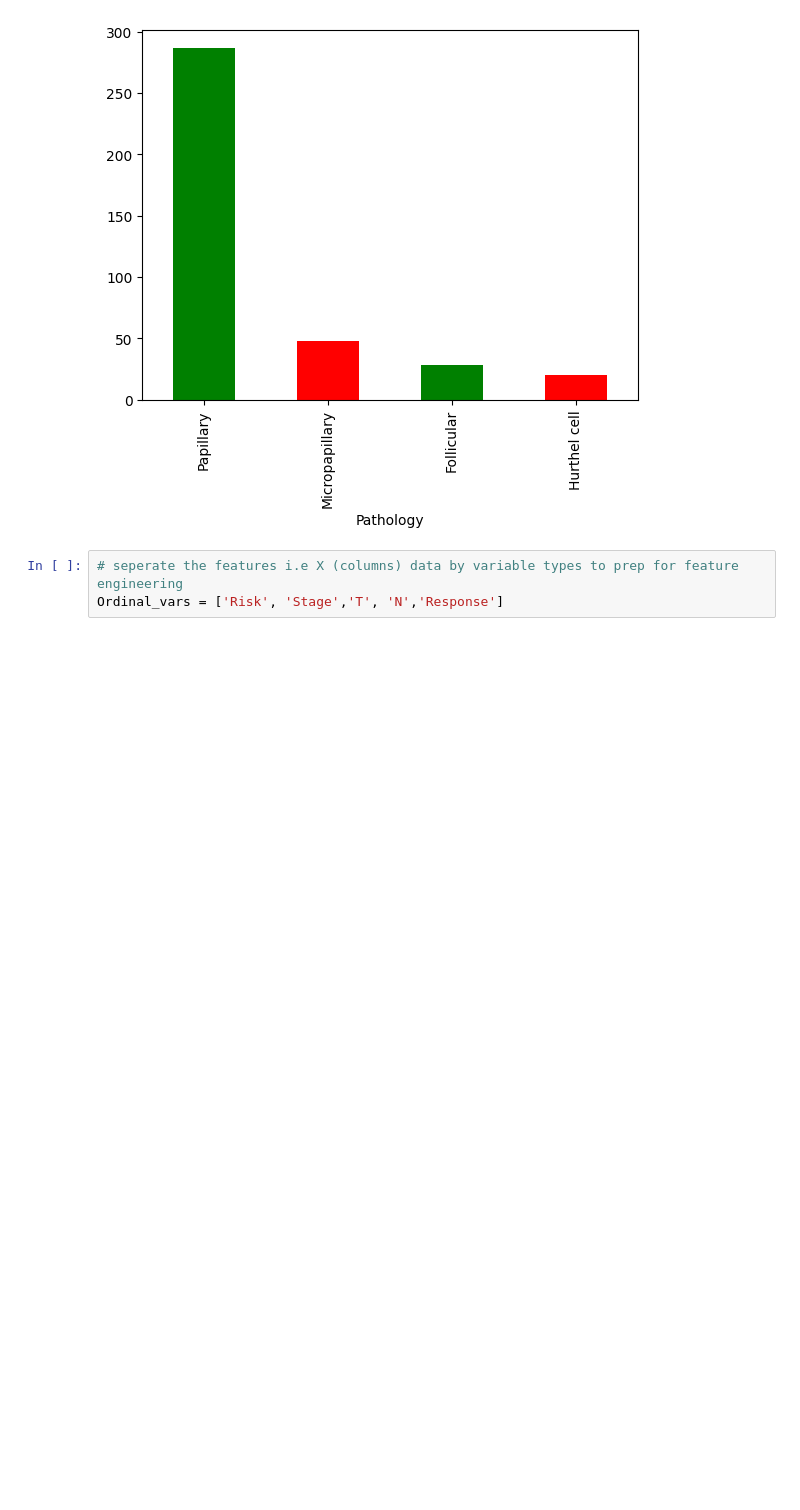
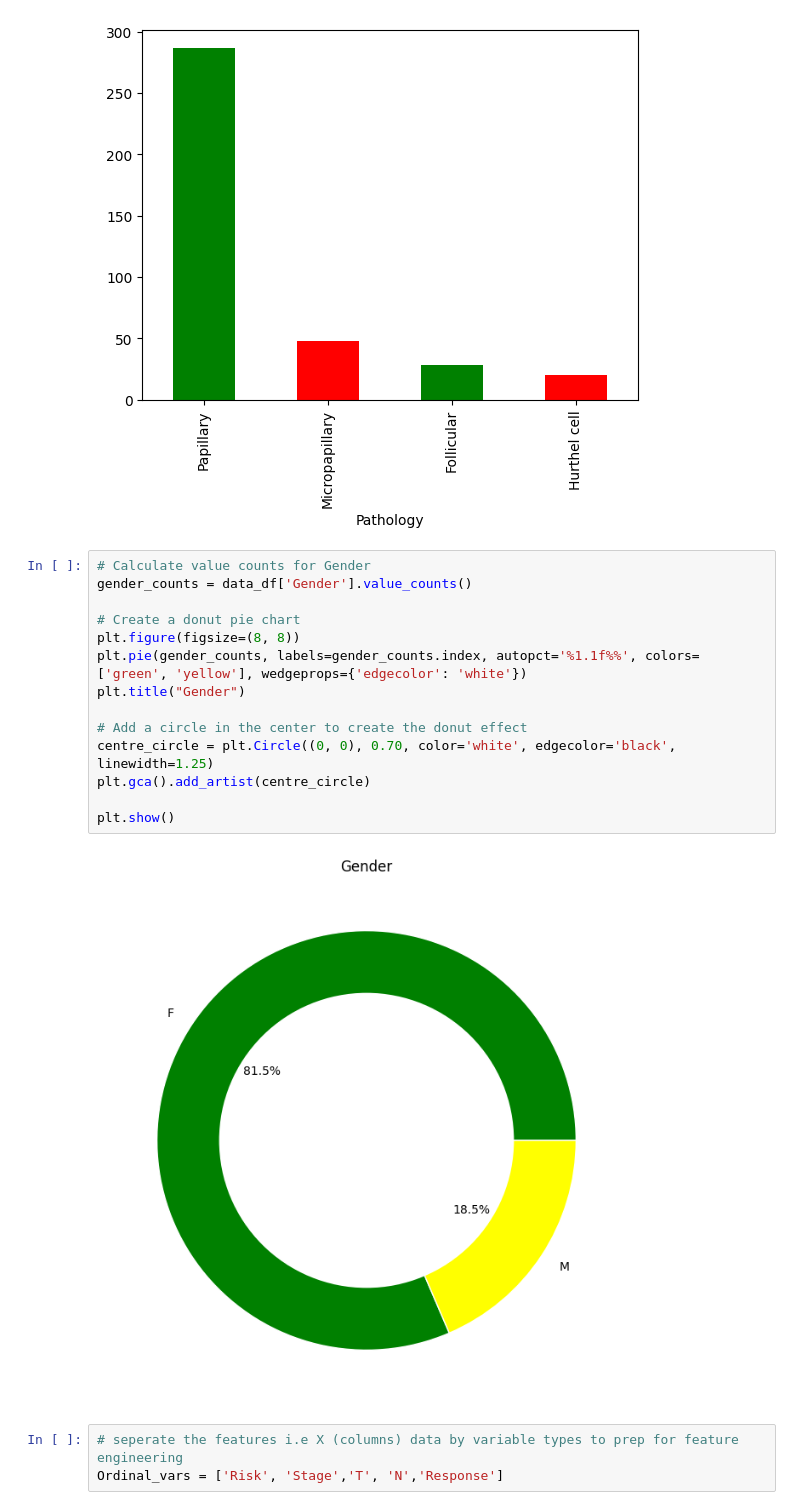
Before and after one commit to YNWA-Algo/T-Cancer-Reoccurrence-Predictor-Model, a Jupyter notebook: TCancer_R_Prediction.ipynb, the cells around one changed output. Drawn from its saved outputs; the diff is of its cells as text; blank space fills up the shorter version.

```diff
--- a/TCancer_R_Prediction.ipynb
+++ b/TCancer_R_Prediction.ipynb
@@ -250,6 +261,22 @@ data_df['Pathology'].value_counts().plot.bar(color=['green', 'red'])
 # %% [output]
 <Axes: xlabel='Pathology'>
 [figure]
+# %%
+# Calculate value counts for Gender
+gender_counts = data_df['Gender'].value_counts()
+
+# Create a donut pie chart
+plt.figure(figsize=(8, 8))
+plt.pie(gender_counts, labels=gender_counts.index, autopct='%1.1f%%', colors=['green', 'yellow'], wedgeprops={'edgecolor': 'white'})
+plt.title("Gender")
+
+# Add a circle in the center to create the donut effect
+centre_circle = plt.Circle((0, 0), 0.70, color='white', edgecolor='black', linewidth=1.25)
+plt.gca().add_artist(centre_circle)
+
+plt.show()
+# %% [output]
+[figure, added]
 # %%
 # seperate the features i.e X (columns) data by variable types to prep for feature engineering
 Ordinal_vars = ['Risk', 'Stage','T', 'N','Response']
```
Also changed, not shown: parts of 4 cells of this notebook.
